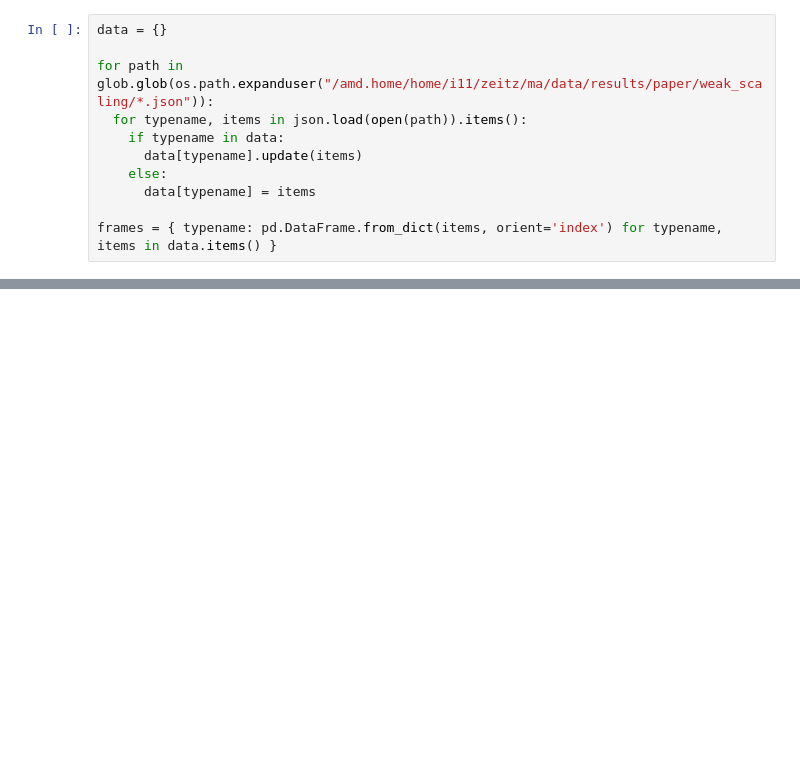
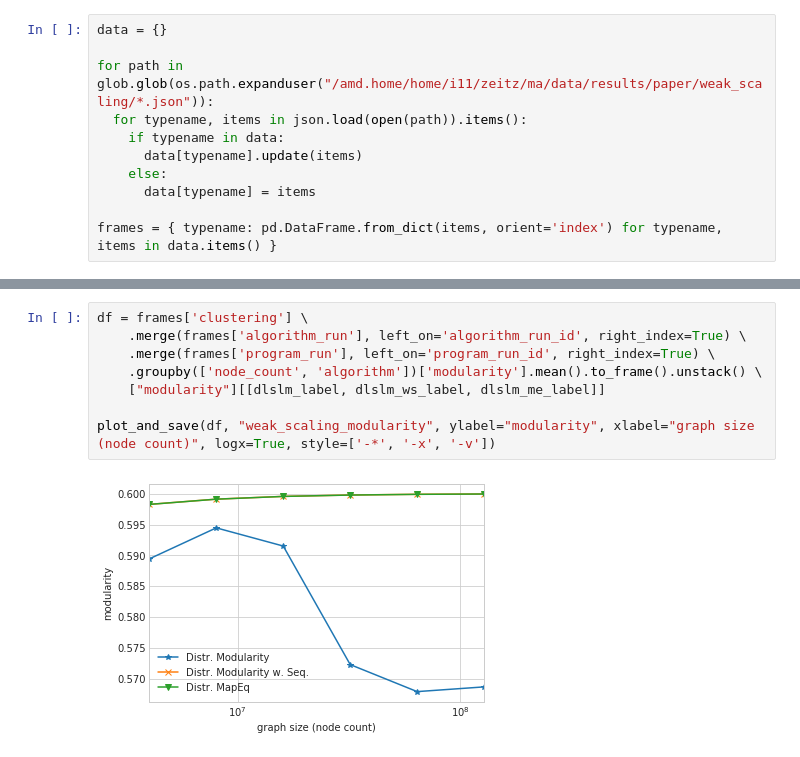
Before and after one commit to kit-algo/distributed_clustering_thrill, a Jupyter notebook: analysis/Paper - Weak Scaling - Similarity.ipynb, the cells around one changed output, grey strips where cells are left out. Drawn from its saved outputs; the diff is of its cells as text; blank space fills up the shorter version.

```diff
--- a/analysis/Paper - Weak Scaling - Similarity.ipynb
+++ b/analysis/Paper - Weak Scaling - Similarity.ipynb
@@ -72,0 +90,10 @@ frames['clustering'] \
+# %%
+df = frames['clustering'] \
+    .merge(frames['algorithm_run'], left_on='algorithm_run_id', right_index=True) \
+    .merge(frames['program_run'], left_on='program_run_id', right_index=True) \
+    .groupby(['node_count', 'algorithm'])['modularity'].mean().to_frame().unstack() \
+    ["modularity"][[dlslm_label, dlslm_ws_label, dlslm_me_label]]
+
+plot_and_save(df, "weak_scaling_modularity", ylabel="modularity", xlabel="graph size (node count)", logx=True, style=['-*', '-x', '-v'])
+# %% [output]
+[figure, added]
```
Also changed, not shown: parts of 7 cells of this notebook.
